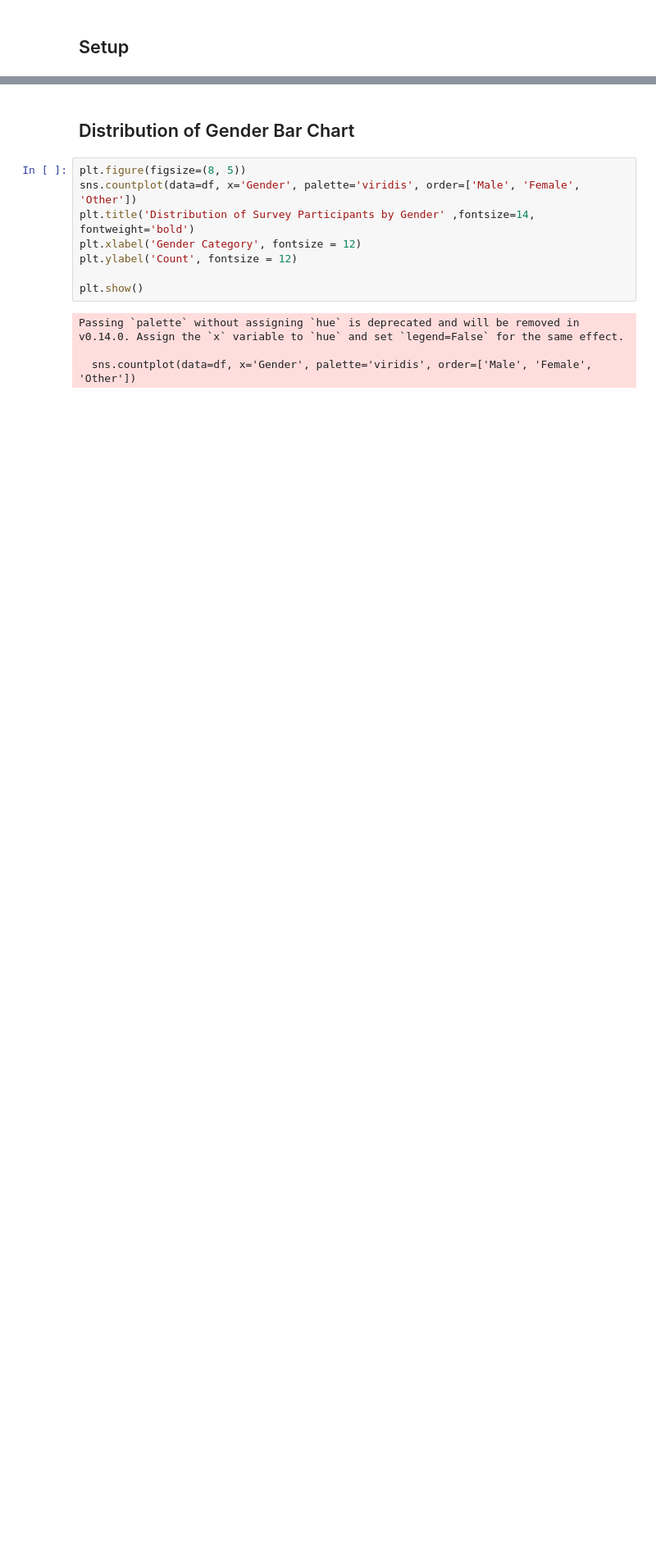
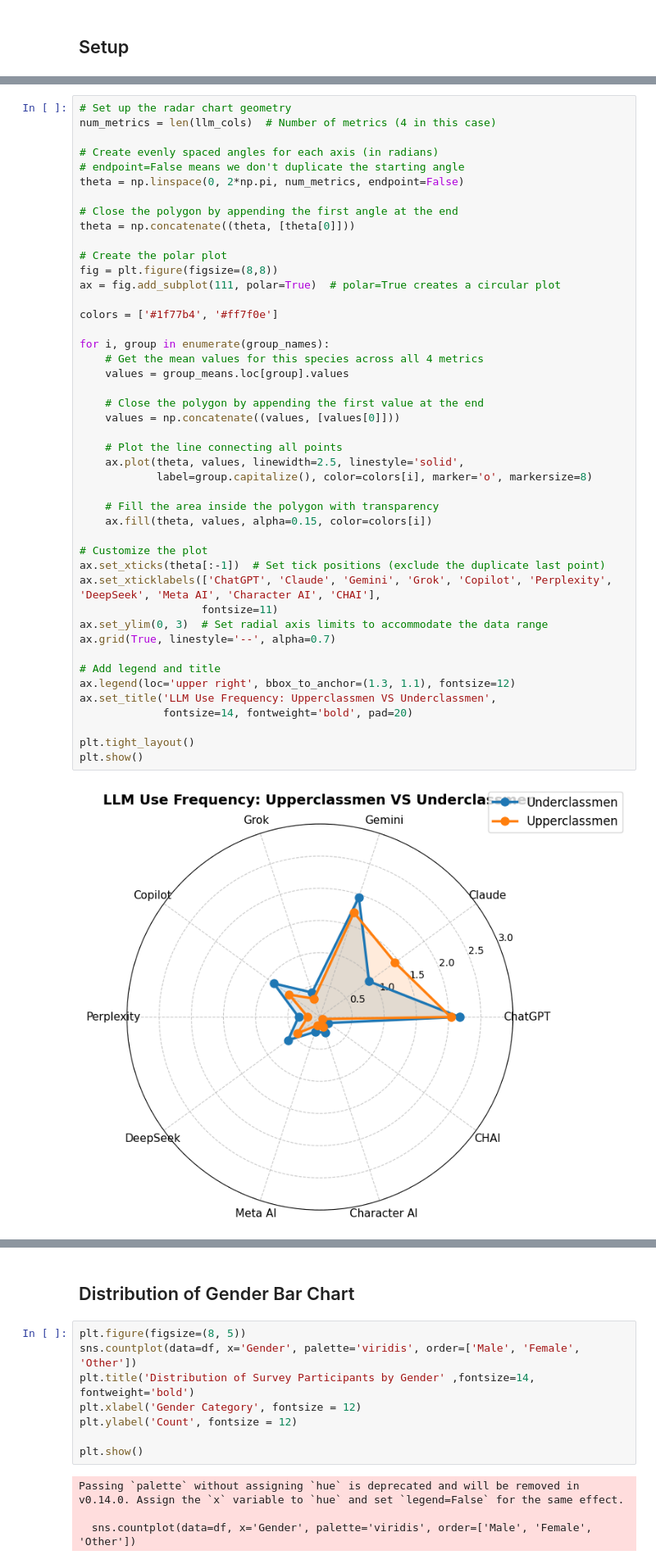
Before and after one commit to avamwilliams/105Lab5-6, a Jupyter notebook: proj.ipynb, the cells around one changed output, grey strips where cells are left out. Shown at 82% size. Drawn from its saved outputs; the diff is of its cells as text; blank space fills up the shorter version.

```diff
--- a/proj.ipynb
+++ b/proj.ipynb
@@ -50,0 +371,47 @@ df_trim['Gender'] = df_trim['Gender'].apply(map_gender)
+# %%
+# Set up the radar chart geometry
+num_metrics = len(llm_cols)  # Number of metrics (4 in this case)
+
+# Create evenly spaced angles for each axis (in radians)
+# endpoint=False means we don't duplicate the starting angle
+theta = np.linspace(0, 2*np.pi, num_metrics, endpoint=False)
+
+# Close the polygon by appending the first angle at the end
+theta = np.concatenate((theta, [theta[0]]))
+
+# Create the polar plot
+fig = plt.figure(figsize=(8,8))
+ax = fig.add_subplot(111, polar=True)  # polar=True creates a circular plot
+
+colors = ['#1f77b4', '#ff7f0e']
+
+for i, group in enumerate(group_names):
+    # Get the mean values for this species across all 4 metrics
+    values = group_means.loc[group].values
+
+    # Close the polygon by appending the first value at the end
+    values = np.concatenate((values, [values[0]]))
+
+    # Plot the line connecting all points
+    ax.plot(theta, values, linewidth=2.5, linestyle='solid',
+            label=group.capitalize(), color=colors[i], marker='o', markersize=8)
+
+    # Fill the area inside the polygon with transparency
+    ax.fill(theta, values, alpha=0.15, color=colors[i])
+
+# Customize the plot
+ax.set_xticks(theta[:-1])  # Set tick positions (exclude the duplicate last point)
+ax.set_xticklabels(['ChatGPT', 'Claude', 'Gemini', 'Grok', 'Copilot', 'Perplexity', 'DeepSeek', 'Meta AI', 'Character AI', 'CHAI'],
+                   fontsize=11)
+ax.set_ylim(0, 3)  # Set radial axis limits to accommodate the data range
+ax.grid(True, linestyle='--', alpha=0.7)
+
+# Add legend and title
+ax.legend(loc='upper right', bbox_to_anchor=(1.3, 1.1), fontsize=12)
+ax.set_title('LLM Use Frequency: Upperclassmen VS Underclassmen',
+             fontsize=14, fontweight='bold', pad=20)
+
+plt.tight_layout()
+plt.show()
+# %% [output]
+[figure, added]
```
Also changed, not shown: parts of 26 cells of this notebook.
